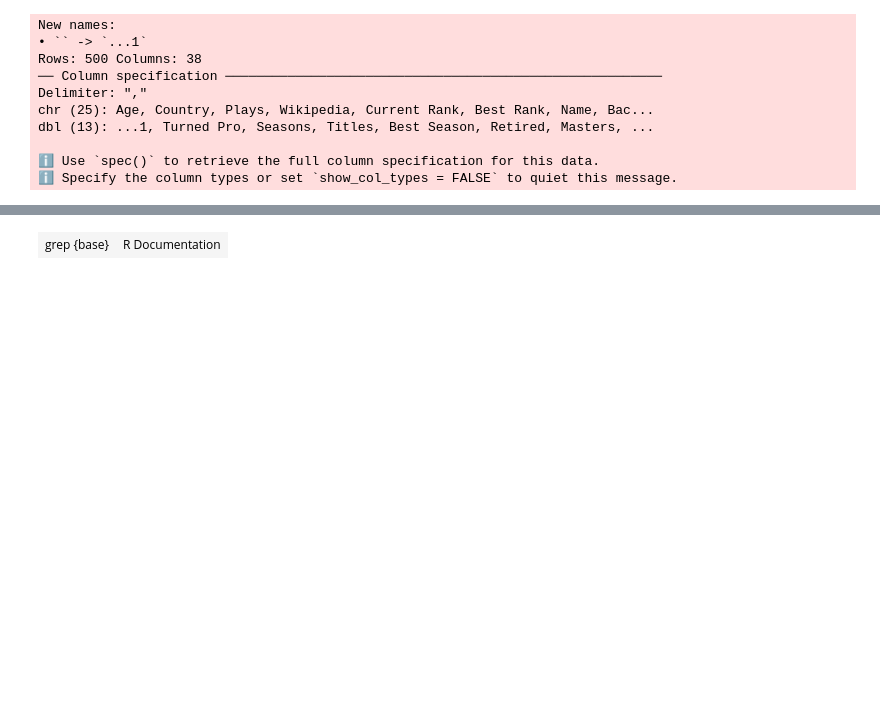
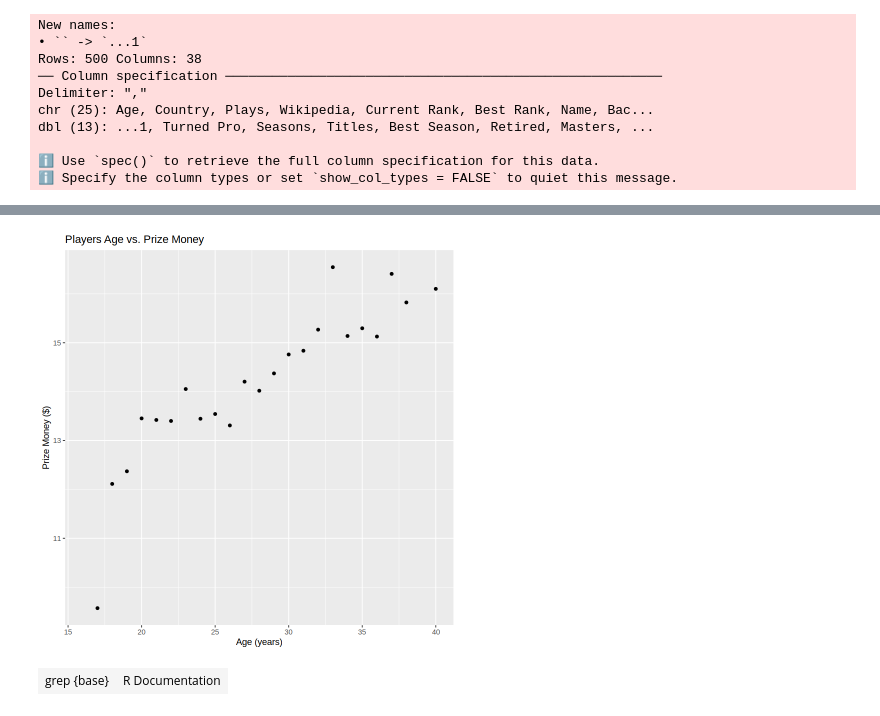
Before and after one commit to ShailaRoux/dsci-100-2023w1-group-42, a Jupyter notebook: group_project_proposal.ipynb, the cells around one changed output, grey strips where cells are left out. Drawn from its saved outputs; the diff is of its cells as text; code cells hidden in the pictures; blank space fills up the shorter version.

Commit message:
Data Visualisation

```diff
--- a/group_project_proposal.ipynb
+++ b/group_project_proposal.ipynb
@@ -76,3 +78,14 @@ A tibble: 500 × 11
 | 23 | 1996-03-14 | Netherlands | Left-handed | 495 | 60 | 342 | 2019-08-05 | Gijs Brouwer | NA | ... |
 | 24 | 1995-05-17 | Ukraine | NA | 419 | 81 | 419 | 2020-01-20 | Vladyslav Orlov | NA | ... |
 | 22 | 1997-03-26 | Tunisia | Left-handed | 451 | 69 | 408 | 2018-12-24 | Aziz Dougaz | Two-handed | ... |
+# %%
+tennis_plot <- tidy_tennis |>
+    group_by(age) |>
+    summarise(prize_money = mean(prize_money, na.rm=TRUE)) |>
+    ggplot(aes(x = age, y = log(prize_money))) +
+    geom_point() +
+    labs(x = "Age (years)", y = "Prize Money ($)") +
+    ggtitle("Players Age vs. Prize Money")
+
+tennis_plot
+# %% [output]
@@ -79,3 +94,4 @@ A tibble: 500 × 11
+[figure, added]
 # %%
 ?gsub
 # %% [output]
```
Also changed, not shown: parts of 4 cells of this notebook.
